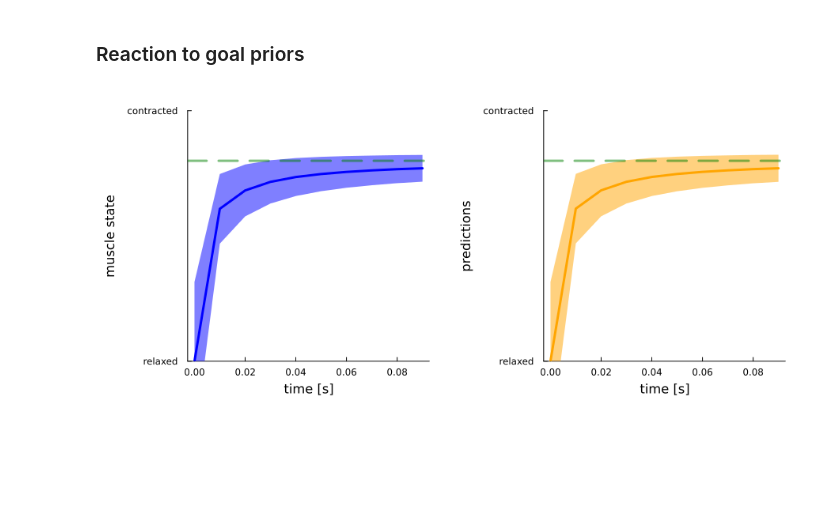
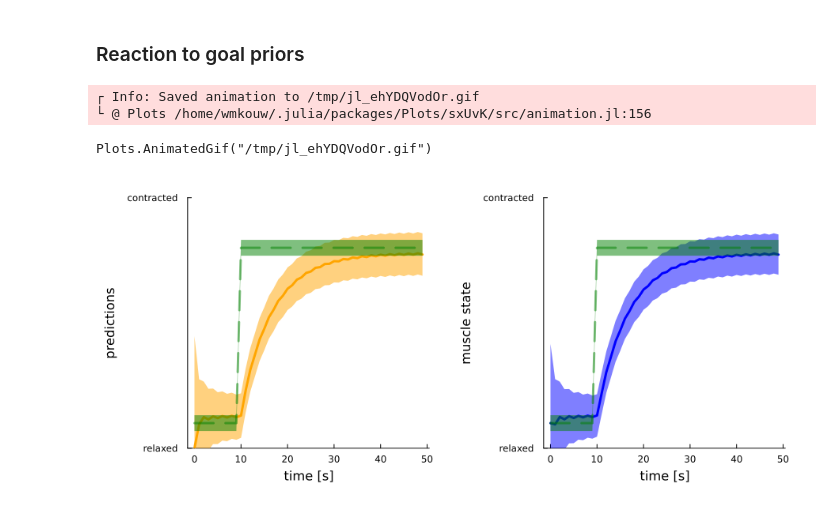
Before and after one commit to biaslab/preds-not-commands, a Jupyter notebook: preds2muscle.ipynb, the cells around one changed output. Cells and saved outputs as stored; diff of their text form; code cells hidden in the pictures; blank space fills up the shorter version.

Commit message:
Added animations

```diff
--- a/preds2muscle.ipynb
+++ b/preds2muscle.ipynb
@@ -128,29 +126,29 @@ hline!([m_star], color="green", linestyle=:dash, alpha=0.5)
 # %% [markdown]
 ### Reaction to goal priors
 # %%
-N = 10
+N = 50
 T = 5
-Δt = 0.01
+Δt = 1.0
 tsteps = range(0, step=Δt, length=N)
 
 # Noise precisions
-λ = 1e4
-τ = 1e1
+λ = 1e3
+τ = 5
 
 # Initialize muscle
-init_state = 0.0
+init_state = 0.1
 muscle = Muscle(init_state=init_state, mnoise_sd=sqrt(inv(τ)), Δt=Δt)
 
 # State prior
-m_0 = 0.0
+m_0 = 0.1
 p_0 = 1e1
 
 # Goal prior
-m_star = 0.8
-p_star = 1e3
+m_star = [0.1*ones(10); 0.8*ones(N-10)]
+p_star = 1e3*ones(N)
 
 sensations  = []
-predictions = [NormalMeanPrecision(0.0, 10.0)]
+predictions = [NormalMeanPrecision(0.0, 5.0)]
 states      = [NormalMeanPrecision(m_0, p_0)]
 
 for k in 1:N-1
@@ -159,13 +157,13 @@ for k in 1:N-1
     step!(muscle, predictions[k])
 
     # Extract parameters of sensation
-    m_1,p_1 = mean_precision(muscle.sensation)
+    m_1, p_1 = mean_precision(muscle.sensation)
     push!(sensations, muscle.sensation)
 
     # Update prediction towards muscle
     pp = inference(
         model = planning_agent(T, λ, τ),
-        data = (m_1=m_1, p_1=p_1, m_0=m_0, p_0=p_0, m_star=m_star, p_star=p_star),
+        data = (m_1=m_1, p_1=p_1, m_0=m_0, p_0=p_0, m_star=m_star[k], p_star=p_star[k]),
     )
 
     # Extract prediction for time k+1
@@ -175,15 +173,30 @@ for k in 1:N-1
     m_0, p_0 = mean_precision(pp.posteriors[:x][1])
     push!(states, pp.posteriors[:x][1])
 end
+# %%
+anim = @animate for k in 2:N-T
+
+    plot(xlabel="time [s]", ylabel="predictions", xlims=(0,tsteps[end]), ylims=(0,1), yticks=([0., 1.], ["relaxed", "contracted"]))
+    plot!(tsteps, m_star, ribbon=sqrt.(inv.(p_star)), color="green", linestyle=:dash, alpha=0.5)
+    plot!(tsteps[1:k], mean.(states[1:k]), ribbon=std.(states[1:k]), color="blue", label="sensations")
+    plot!(tsteps[k+1:k+T], mean.(predictions[k+1:k+T]), ribbon=std.(predictions[k+1:k+T]), color="orange", label="predictions")
+
+
+end
+gif(anim, fps=3)
+# %% [output]
+┌ Info: Saved animation to /tmp/jl_ehYDQVodOr.gif
+└ @ Plots /home/wmkouw/.julia/packages/Plots/sxUvK/src/animation.jl:156
+Plots.AnimatedGif("/tmp/jl_ehYDQVodOr.gif")
 # %%
-p21 = plot(xlabel="time [s]", ylabel="muscle state", ylims=(0,1), yticks=([0., 1.], ["relaxed", "contracted"]))
+p21 = plot(xlabel="time [s]", ylabel="predictions", ylims=(0,1), yticks=([0., 1.], ["relaxed", "contracted"]))
+plot!(tsteps, mean.(predictions), ribbon=std.(predictions), color="orange")
+plot!(tsteps, m_star, ribbon=sqrt.(inv.(p_star)), color="green", linestyle=:dash, alpha=0.5)
+
+p22 = plot(xlabel="time [s]", ylabel="muscle state", ylims=(0,1), yticks=([0., 1.], ["relaxed", "contracted"]))
 plot!(tsteps, mean.(states), ribbon=std.(states), color="blue")
-hline!([m_star], color="green", linestyle=:dash, alpha=0.5)
-
-p22 = plot(xlabel="time [s]", ylabel="predictions", ylims=(0,1), yticks=([0., 1.], ["relaxed", "contracted"]))
-plot!(tsteps, mean.(predictions), ribbon=std.(predictions), color="orange")
-hline!([m_star], color="green", linestyle=:dash, alpha=0.5)
+plot!(tsteps, m_star, ribbon=sqrt.(inv.(p_star)), color="green", linestyle=:dash, alpha=0.5)
 
 plot(p21,p22, layout=(1,2), size=(900,400))
 # %% [output]
-[figure, old version]
+[figure, new version]
```
Also changed, not shown: parts of 5 cells of this notebook.
